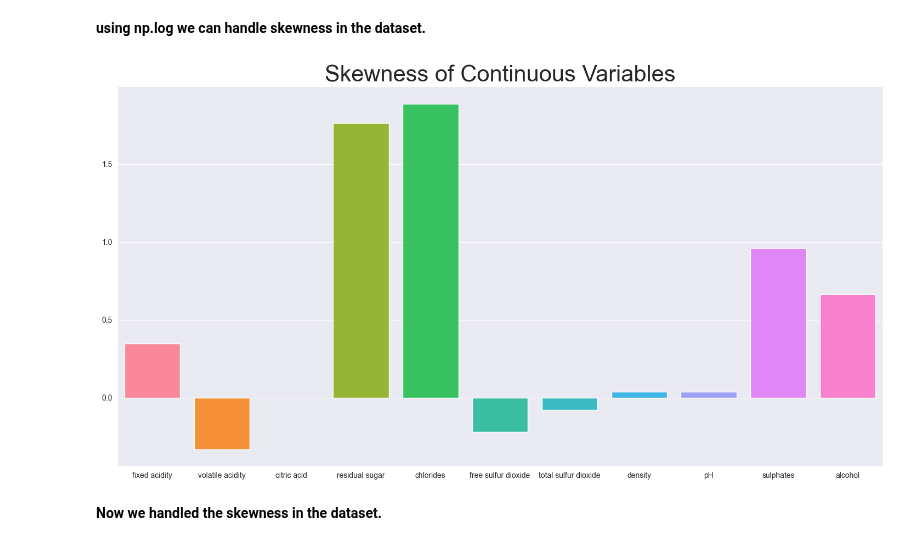
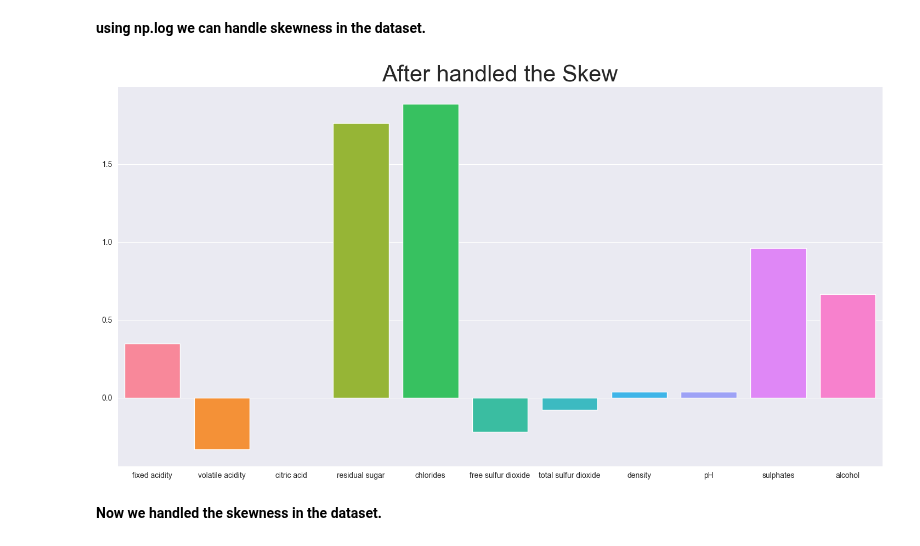
Before and after one commit to SwagAbyss/SwagML, a Jupyter notebook: Assignments/wine/wine_red/wine_red.ipynb, the cells around one changed output. Drawn from its saved outputs; the diff is of its cells as text; code cells hidden in the pictures.

```diff
--- a/Assignments/wine/wine_red/wine_red.ipynb
+++ b/Assignments/wine/wine_red/wine_red.ipynb
@@ -209,10 +209,10 @@ for col in data[features]:
 # %%
 plt.figure(figsize=(18,9))
 sns.barplot(x=list(skew.keys()), y=list(skew.values()), saturation=2)
-plt.title("Skewness of Continuous Variables", fontsize=30)
+plt.title("After handled the Skew", fontsize=30)
 plt.show()
 # %% [output]
-[figure, old version]
+[figure, new version]
 # %% [markdown]
 __Now we handled the skewness in the dataset.__
 # %% [markdown]
```
Also changed, not shown: parts of 21 cells of this notebook.
